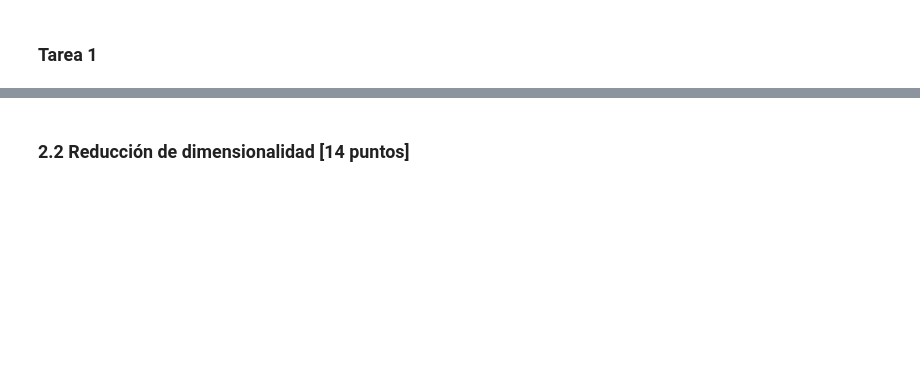
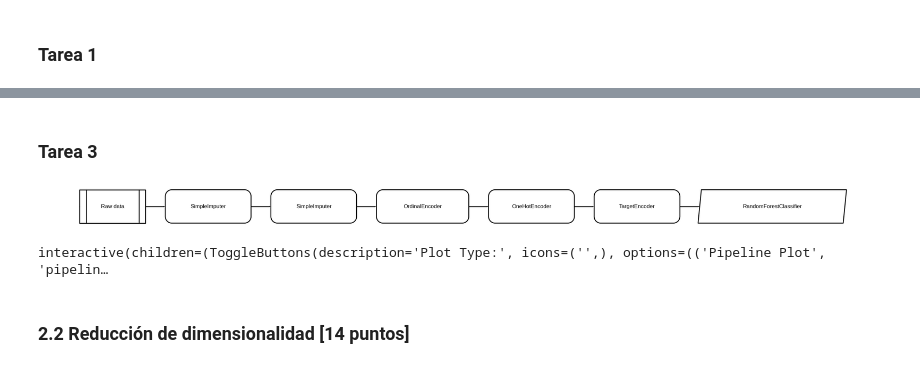
Before and after one commit to sbstnvsqz0/MDS7202, a Jupyter notebook: Laboratorios/Laboratorio_7/Lab_7_enunciado.ipynb, the cells around one changed output, grey strips where cells are left out. Saved outputs shown, nothing was run; the diff lists cells and outputs as text; code cells hidden in the pictures; blank space fills up the shorter version.

```diff
--- a/Laboratorios/Laboratorio_7/Lab_7_enunciado.ipynb
+++ b/Laboratorios/Laboratorio_7/Lab_7_enunciado.ipynb
@@ -481,3 +539,14 @@ Después de alcanzar la fama como cantante urbano, Jere Klein decide explorar un
+# %% [markdown]
+### Tarea 3
+# %%
+# Se crea el modelo final, según los resultados anteriores
+modelo_rf = create_model('rf')
+
+# Se evalúa finalmente
+evaluate_model(modelo_rf)
+# %% [output]
+[figure, added]
+interactive(children=(ToggleButtons(description='Plot Type:', icons=('',), options=(('Pipeline Plot', 'pipelin…
 # %% [markdown]
 ### 2.2 Reducción de dimensionalidad [14 puntos]
 # %% [markdown]
```
Also changed, not shown: parts of 23 cells of this notebook, 1 other file.
